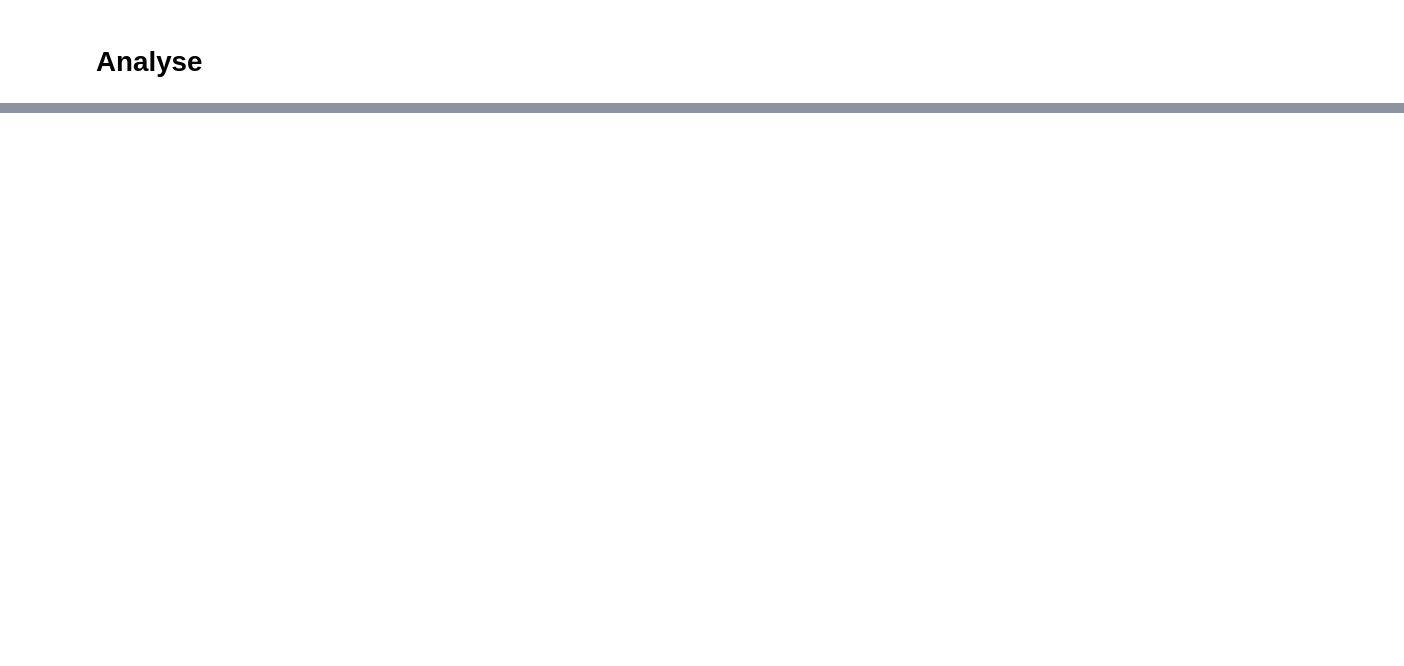
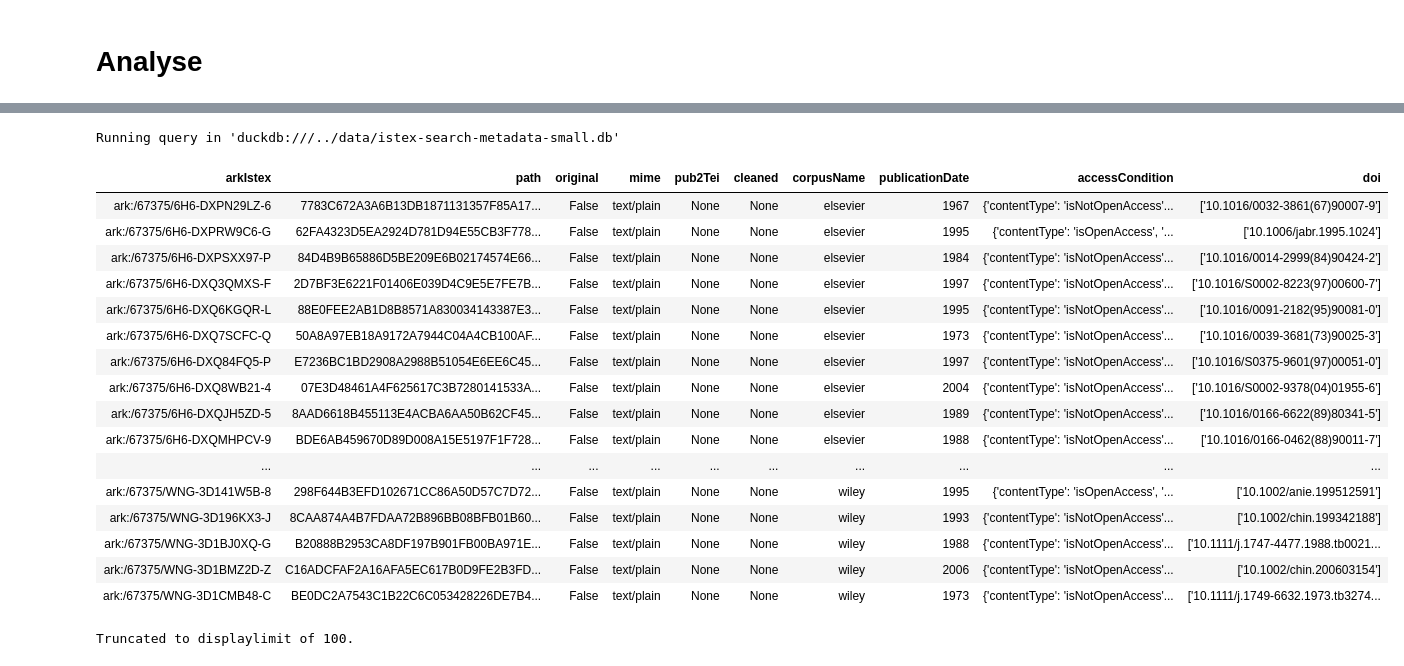
Before and after one commit to OcrIstex/ocr-istex, a Jupyter notebook: OCR dans Istex.ipynb, the cells around one changed output, grey strips where cells are left out. Drawn from its saved outputs; the diff is of its cells as text; code cells hidden in the pictures; blank space fills up the shorter version.

```diff
--- a/OCR dans Istex.ipynb
+++ b/OCR dans Istex.ipynb
@@ -110,4 +194,24 @@ fulltext -> ark, path, mime, orignal
 # %%
 %%sql
 
-SELECT arkIstex  FROM fulltext WHERE PATH like '%.ocr';
+SELECT * FROM fulltext JOIN records USING(arkIstex)  WHERE PATH like '%.ocr';
+# %% [output]
+Running query in 'duckdb:///../data/istex-search-metadata-small.db'
+| arkIstex | path | original | mime | pub2Tei | cleaned | corpusName | publicationDate | accessCondition | doi |
+| ark:/67375/6H6-DXPN29LZ-6 | 7783C672A3A6B13DB1871131357F85A17... | False | text/plain | None | None | elsevier | 1967 | {'contentType': 'isNotOpenAccess'... | ['10.1016/0032-3861(67)90007-9'] |
+| ark:/67375/6H6-DXPRW9C6-G | 62FA4323D5EA2924D781D94E55CB3F778... | False | text/plain | None | None | elsevier | 1995 | {'contentType': 'isOpenAccess', '... | ['10.1006/jabr.1995.1024'] |
+| ark:/67375/6H6-DXPSXX97-P | 84D4B9B65886D5BE209E6B02174574E66... | False | text/plain | None | None | elsevier | 1984 | {'contentType': 'isNotOpenAccess'... | ['10.1016/0014-2999(84)90424-2'] |
+| ark:/67375/6H6-DXQ3QMXS-F | 2D7BF3E6221F01406E039D4C9E5E7FE7B... | False | text/plain | None | None | elsevier | 1997 | {'contentType': 'isNotOpenAccess'... | ['10.1016/S0002-8223(97)00600-7'] |
+| ark:/67375/6H6-DXQ6KGQR-L | 88E0FEE2AB1D8B8571A830034143387E3... | False | text/plain | None | None | elsevier | 1995 | {'contentType': 'isNotOpenAccess'... | ['10.1016/0091-2182(95)90081-0'] |
+| ark:/67375/6H6-DXQ7SCFC-Q | 50A8A97EB18A9172A7944C04A4CB100AF... | False | text/plain | None | None | elsevier | 1973 | {'contentType': 'isNotOpenAccess'... | ['10.1016/0039-3681(73)90025-3'] |
+| ark:/67375/6H6-DXQ84FQ5-P | E7236BC1BD2908A2988B51054E6EE6C45... | False | text/plain | None | None | elsevier | 1997 | {'contentType': 'isNotOpenAccess'... | ['10.1016/S0375-9601(97)00051-0'] |
+| ark:/67375/6H6-DXQ8WB21-4 | 07E3D48461A4F625617C3B7280141533A... | False | text/plain | None | None | elsevier | 2004 | {'contentType': 'isNotOpenAccess'... | ['10.1016/S0002-9378(04)01955-6'] |
+| ark:/67375/6H6-DXQJH5ZD-5 | 8AAD6618B455113E4ACBA6AA50B62CF45... | False | text/plain | None | None | elsevier | 1989 | {'contentType': 'isNotOpenAccess'... | ['10.1016/0166-6622(89)80341-5'] |
+| ark:/67375/6H6-DXQMHPCV-9 | BDE6AB459670D89D008A15E5197F1F728... | False | text/plain | None | None | elsevier | 1988 | {'contentType': 'isNotOpenAccess'... | ['10.1016/0166-0462(88)90011-7'] |
+| ... | ... | ... | ... | ... | ... | ... | ... | ... | ... |
+| ark:/67375/WNG-3D141W5B-8 | 298F644B3EFD102671CC86A50D57C7D72... | False | text/plain | None | None | wiley | 1995 | {'contentType': 'isOpenAccess', '... | ['10.1002/anie.199512591'] |
+| ark:/67375/WNG-3D196KX3-J | 8CAA874A4B7FDAA72B896BB08BFB01B60... | False | text/plain | None | None | wiley | 1993 | {'contentType': 'isNotOpenAccess'... | ['10.1002/chin.199342188'] |
+| ark:/67375/WNG-3D1BJ0XQ-G | B20888B2953CA8DF197B901FB00BA971E... | False | text/plain | None | None | wiley | 1988 | {'contentType': 'isNotOpenAccess'... | ['10.1111/j.1747-4477.1988.tb0021... |
+| ark:/67375/WNG-3D1BMZ2D-Z | C16ADCFAF2A16AFA5EC617B0D9FE2B3FD... | False | text/plain | None | None | wiley | 2006 | {'contentType': 'isNotOpenAccess'... | ['10.1002/chin.200603154'] |
+| ark:/67375/WNG-3D1CMB48-C | BE0DC2A7543C1B22C6C053428226DE7B4... | False | text/plain | None | None | wiley | 1973 | {'contentType': 'isNotOpenAccess'... | ['10.1111/j.1749-6632.1973.tb3274... |
+Truncated to displaylimit of 100.
```
Also changed, not shown: parts of 10 cells of this notebook, 3 other files.
